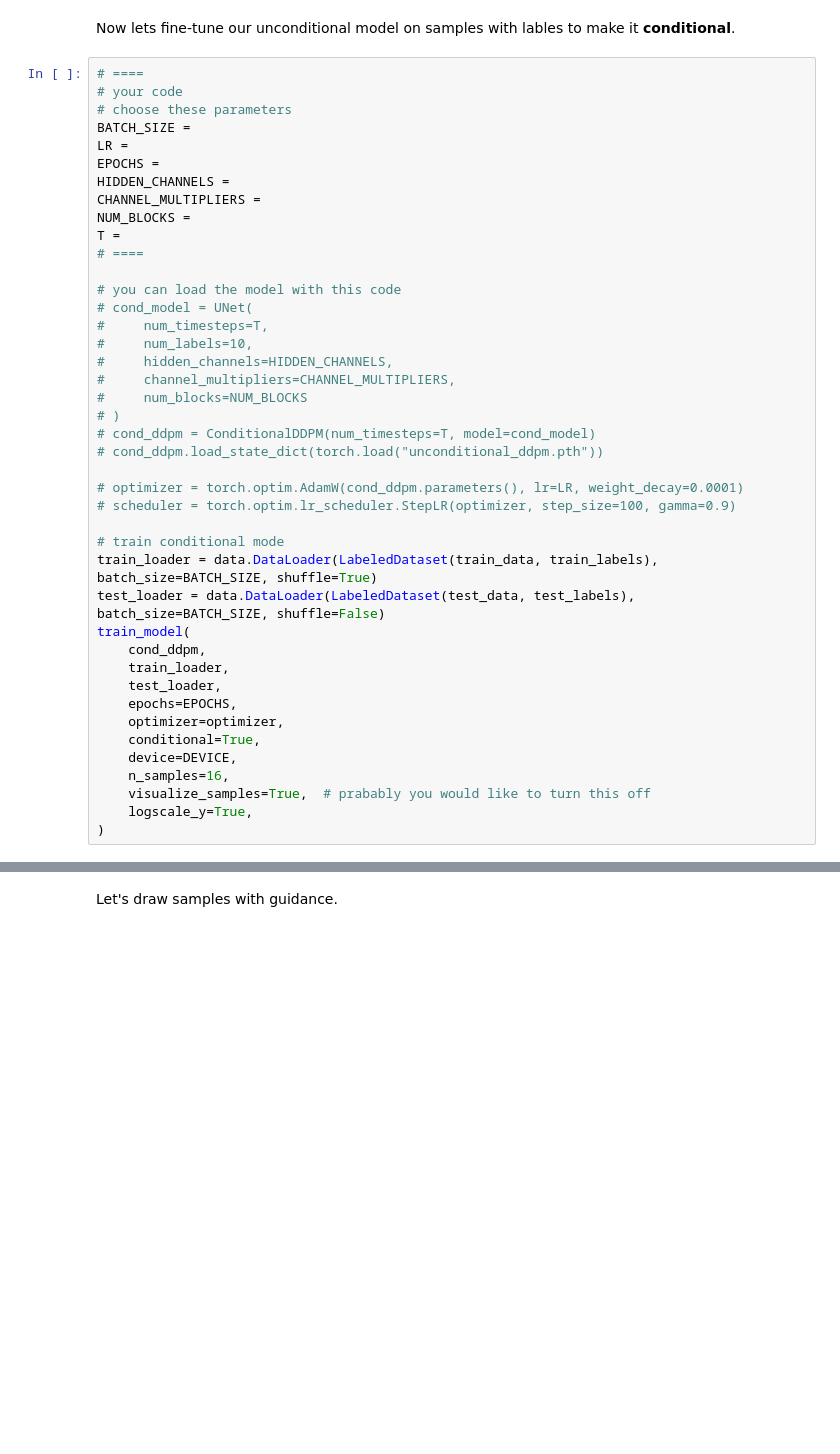
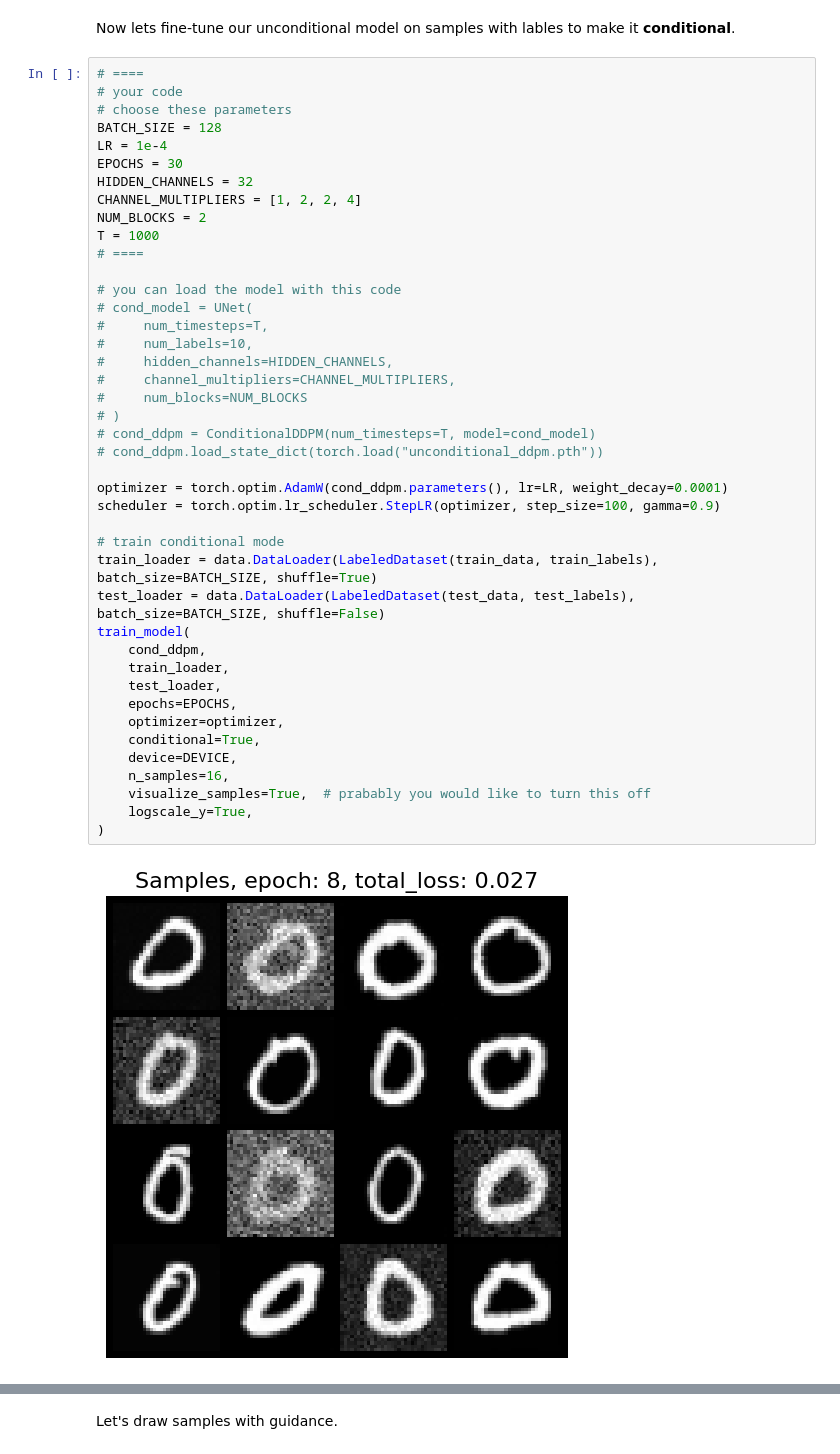
Before and after one commit to fantdali/2025-DGM-MIPT-YSDA-course, a Jupyter notebook: homeworks/hw5.ipynb, the cells around one changed output, grey strips where cells are left out. Saved outputs shown, nothing was run; the diff lists cells and outputs as text; blank space fills up the shorter version.

```diff
--- a/homeworks/hw5.ipynb
+++ b/homeworks/hw5.ipynb
@@ -1068,41 +1207,43 @@ Now lets fine-tune our unconditional model on samples with lables to make it **c
 # ====
 # your code
 # choose these parameters
-BATCH_SIZE =
-LR =
-EPOCHS =
-HIDDEN_CHANNELS =
-CHANNEL_MULTIPLIERS =
-NUM_BLOCKS =
-T =
+BATCH_SIZE = 128
+LR = 1e-4
+EPOCHS = 30
+HIDDEN_CHANNELS = 32
+CHANNEL_MULTIPLIERS = [1, 2, 2, 4]
+NUM_BLOCKS = 2
+T = 1000
 # ====
 
 # you can load the model with this code
 # cond_model = UNet(
 #     num_timesteps=T,
 #     num_labels=10,
 #     hidden_channels=HIDDEN_CHANNELS,
 #     channel_multipliers=CHANNEL_MULTIPLIERS,
 #     num_blocks=NUM_BLOCKS
 # )
 # cond_ddpm = ConditionalDDPM(num_timesteps=T, model=cond_model)
 # cond_ddpm.load_state_dict(torch.load("unconditional_ddpm.pth"))
 
-# optimizer = torch.optim.AdamW(cond_ddpm.parameters(), lr=LR, weight_decay=0.0001)
-# scheduler = torch.optim.lr_scheduler.StepLR(optimizer, step_size=100, gamma=0.9)
+optimizer = torch.optim.AdamW(cond_ddpm.parameters(), lr=LR, weight_decay=0.0001)
+scheduler = torch.optim.lr_scheduler.StepLR(optimizer, step_size=100, gamma=0.9)
 
 # train conditional mode
 train_loader = data.DataLoader(LabeledDataset(train_data, train_labels), batch_size=BATCH_SIZE, shuffle=True)
 test_loader = data.DataLoader(LabeledDataset(test_data, test_labels), batch_size=BATCH_SIZE, shuffle=False)
 train_model(
     cond_ddpm,
     train_loader,
     test_loader,
     epochs=EPOCHS,
     optimizer=optimizer,
     conditional=True,
     device=DEVICE,
     n_samples=16,
     visualize_samples=True,  # prabably you would like to turn this off
     logscale_y=True,
 )
+# %% [output]
+[figure, added]
```
Also changed, not shown: parts of 26 cells of this notebook, 1 other file.
